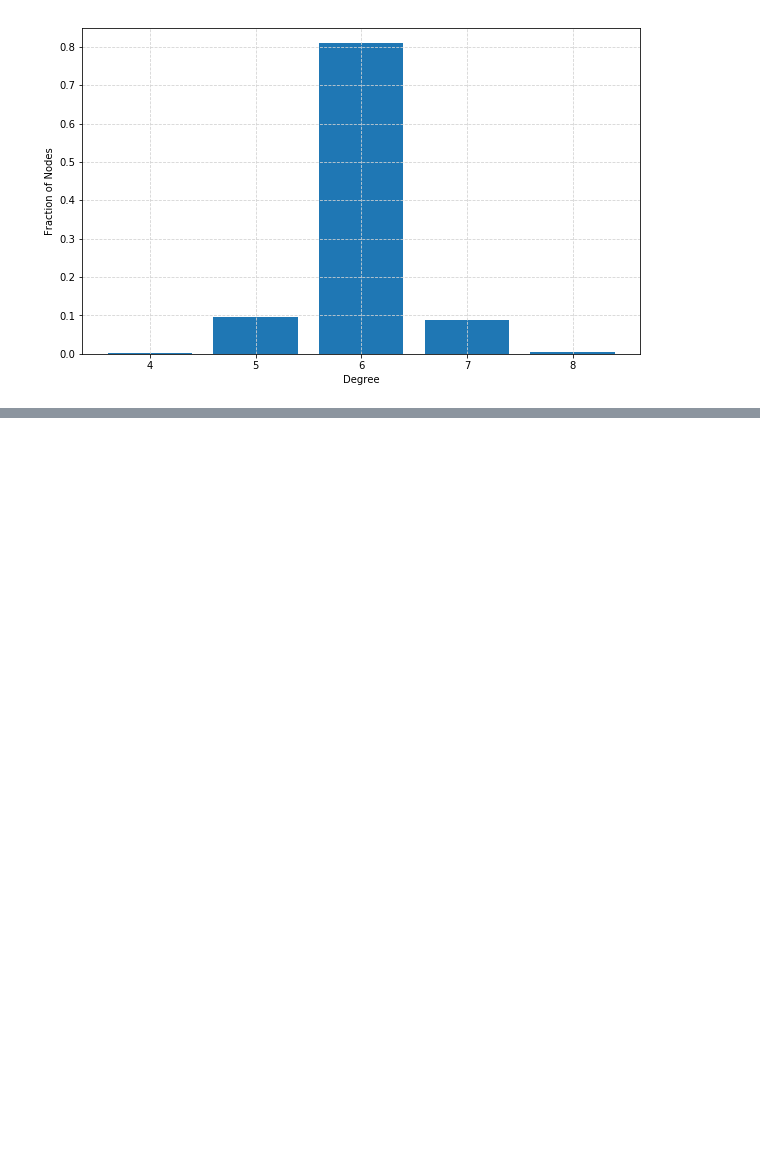
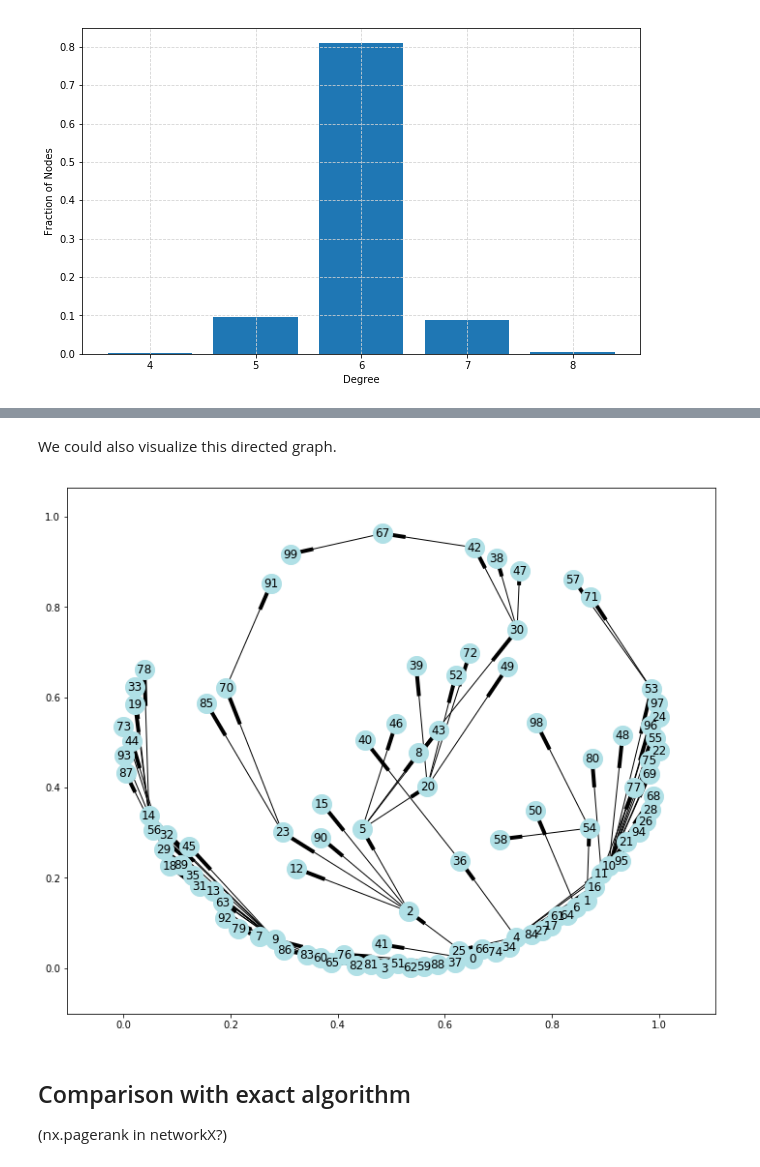
Before and after one commit to Richard-Hendricks/UIUC-Fall-2017, a Jupyter notebook: IE_532/Project/yiming1.0.ipynb, the cells around one changed output, grey strips where cells are left out. Drawn from its saved outputs; the diff is of its cells as text; code cells hidden in the pictures; blank space fills up the shorter version.

```diff
--- a/IE_532/Project/yiming1.0.ipynb
+++ b/IE_532/Project/yiming1.0.ipynb
@@ -110,0 +114,14 @@ G = nx.barabasi_albert_graph(100, 1)
+# %%
+G_temp = nx.barabasi_albert_graph(100, 1)
+
+# initialize an empty directed graph
+G = nx.DiGraph()
+G.add_edges_from(G_temp.edges())
+# %% [markdown]
+We could also visualize this directed graph.
+# %%
+fig, ax = plt.subplots(figsize = (12, 10))
+nx.draw_networkx(G, with_labels = True, node_size = 400, node_color = 'powderblue')
+plt.show()
+# %% [output]
+[figure, added]
@@ -110,0 +177,3 @@ G = nx.barabasi_albert_graph(100, 1)
+# %% [markdown]
+## Comparison with exact algorithm
+(nx.pagerank in networkX?)
```
Also changed, not shown: parts of 3 cells of this notebook.
